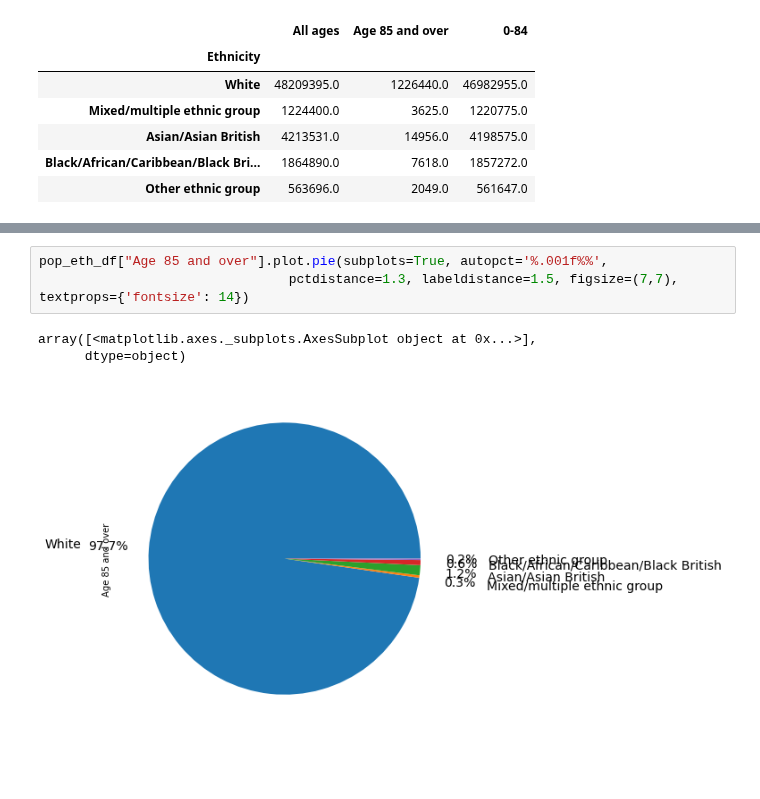
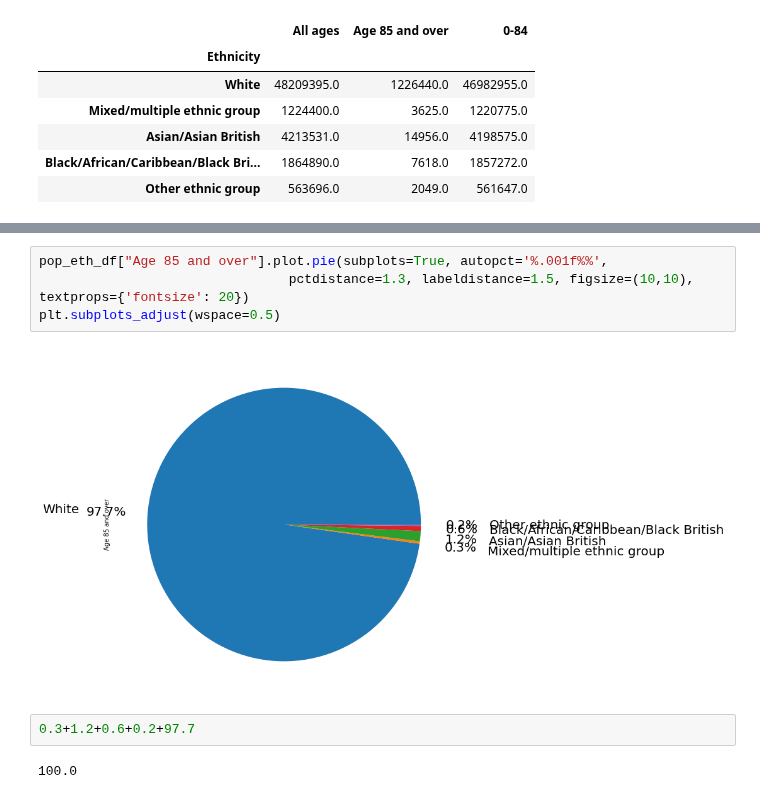
Before and after one commit to Quotennial/covid_bame, a Jupyter notebook: notebooks/Ethnicity And Age Breakdown.ipynb, the cells around one changed output, grey strips where cells are left out. Drawn from its saved outputs; the diff is of its cells as text; blank space fills up the shorter version.

```diff
--- a/notebooks/Ethnicity And Age Breakdown.ipynb
+++ b/notebooks/Ethnicity And Age Breakdown.ipynb
@@ -349,8 +359,11 @@ array([<matplotlib.axes._subplots.AxesSubplot object at 0x...>],
 [figure]
 # %%
 pop_eth_df["Age 85 and over"].plot.pie(subplots=True, autopct='%.001f%%',
-                                pctdistance=1.3, labeldistance=1.5, figsize=(7,7), textprops={'fontsize': 14})
+                                pctdistance=1.3, labeldistance=1.5, figsize=(10,10), textprops={'fontsize': 20})
+plt.subplots_adjust(wspace=0.5)
 # %% [output]
-array([<matplotlib.axes._subplots.AxesSubplot object at 0x...>],
-      dtype=object)
-[figure, old version]
+[figure, new version]
+# %%
+0.3+1.2+0.6+0.2+97.7
+# %% [output]
+100.0
```
Also changed, not shown: parts of 3 cells of this notebook.
